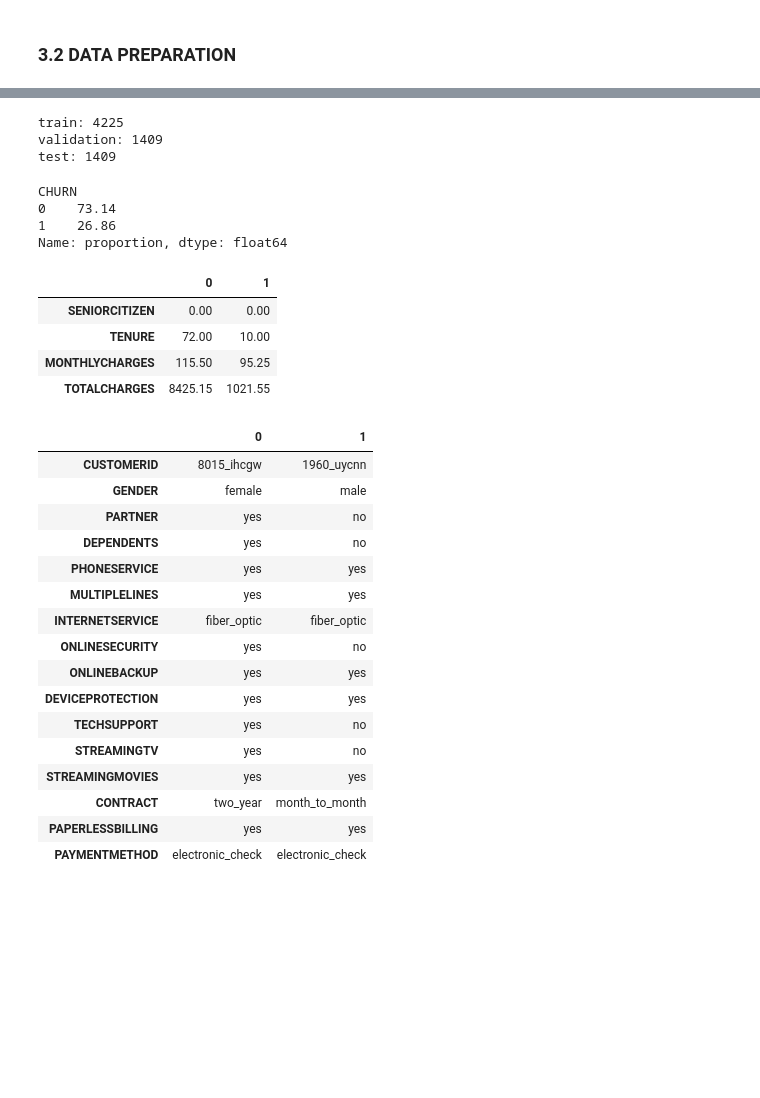
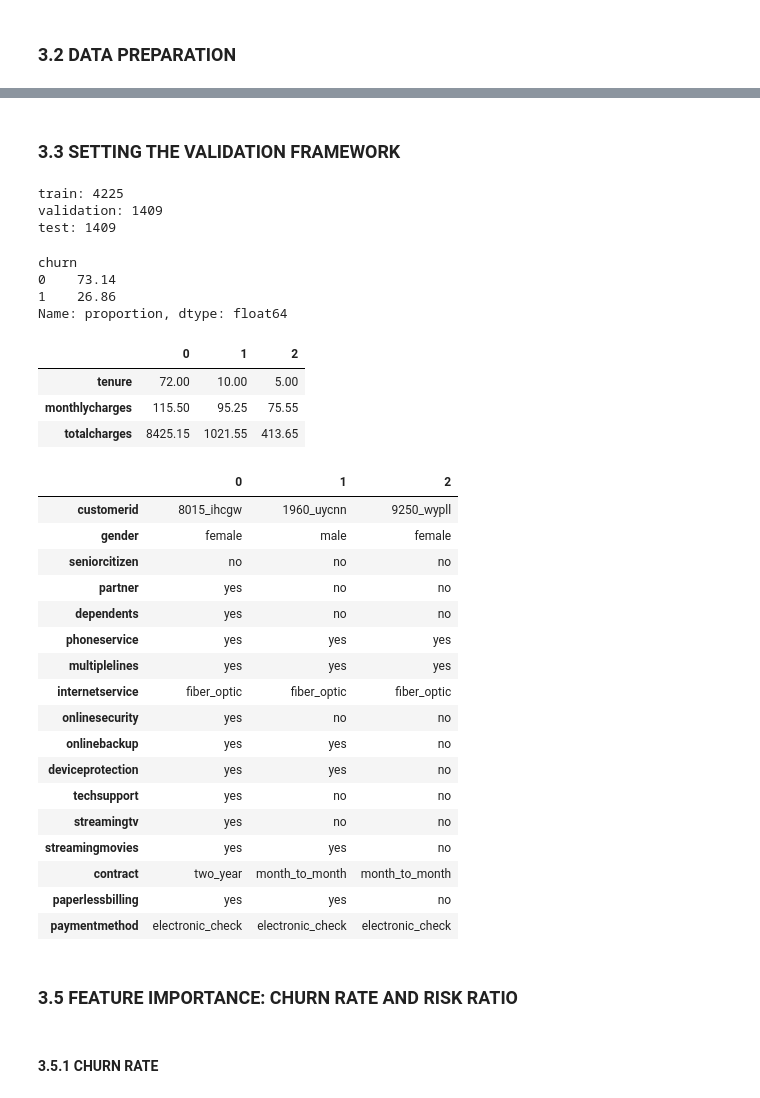
Before and after one commit to niltonPegass/ML_zoomcamp, a Jupyter notebook: ML_zoomcamp/03_classification/homework_classification.ipynb, the cells around one changed output, grey strips where cells are left out. Drawn from its saved outputs; the diff is of its cells as text; code cells hidden in the pictures; blank space fills up the shorter version.

```diff
--- a/ML_zoomcamp/03_classification/homework_classification.ipynb
+++ b/ML_zoomcamp/03_classification/homework_classification.ipynb
@@ -42,7 +42,7 @@ rows: 7043
 # %% [markdown]
 ### 3.2 DATA PREPARATION
 # %%
-df.columns = df.columns.str.upper().str.replace(' ', '_')
+df.columns = df.columns.str.lower().str.replace(' ', '_')
 string_list = list(df.dtypes[df.dtypes == 'str'].index)
 
 for col in string_list:
@@ -52,10 +52,11 @@ for col in string_list:
 # let fix it by replacing with 0 and then convert to numeric
 display(df[df.index == 488].T)
 
-df['TOTALCHARGES'] = pd.to_numeric(df['TOTALCHARGES'].replace('_', '0'), errors='coerce')
-df['MONTHLYCHARGES'] = pd.to_numeric(df['MONTHLYCHARGES'].replace('_', '0'), errors='coerce')
+df['totalcharges'] = pd.to_numeric(df['totalcharges'].replace('_', '0'), errors='coerce')
+df['monthlycharges'] = pd.to_numeric(df['monthlycharges'].replace('_', '0'), errors='coerce')
+df['seniorcitizen'] = df['seniorcitizen'].astype(int).replace(0, 'no').replace(1, 'yes').astype(str)
 
 #df['CHURN'] = df['CHURN'].map({'yes': 1, 'no': 0})
-df['CHURN'] = (df['CHURN'] == 'yes').astype(int)
+df['churn'] = (df['churn'] == 'yes').astype(int)
 # %% [output]
 |  | 488 |
@@ -78,3 +79,5 @@ df['CHURN'] = (df['CHURN'] == 'yes').astype(int)
+# %% [markdown]
+### 3.3 SETTING THE VALIDATION FRAMEWORK
 # %%
 # split the data into 80% train, 20% test, 20% of the train will be used as validation
 # 20% of 80% is 16% of the total data
@@ -86,13 +89,13 @@ df_train = df_train.reset_index(drop=True)
 df_val = df_val.reset_index(drop=True)
 df_test = df_test.reset_index(drop=True)
 
-y_train = df_train['CHURN']
-y_val = df_val['CHURN']
-y_test = df_test['CHURN']
+y_train = df_train['churn']
+y_val = df_val['churn']
+y_test = df_test['churn']
 
-X_train = df_train.drop(columns=['CHURN'])
-X_val = df_val.drop(columns=['CHURN'])
-X_test = df_test.drop(columns=['CHURN'])
+X_train = df_train.drop(columns=['churn'])
+X_val = df_val.drop(columns=['churn'])
+X_test = df_test.drop(columns=['churn'])
 
 print(f'train: {len(df_train)}\nvalidation: {len(df_val)}\ntest: {len(df_test)}')
 display((y_train.value_counts(normalize=True)*100).round(2))
@@ -100,36 +103,40 @@ display((y_train.value_counts(normalize=True)*100).round(2))
 train: 4225
 validation: 1409
 test: 1409
-CHURN
+churn
 0    73.14
 1    26.86
 Name: proportion, dtype: float64
 # %%
 categorical_columns = list(X_train.dtypes[X_train.dtypes == 'str'].index)
 numerical_columns = list(X_train.dtypes[X_train.dtypes != 'str'].index)
 
-display(X_train[numerical_columns].head(2).T)
-display(X_train[categorical_columns].head(2).T)
+display(X_train[numerical_columns].head(3).T)
+display(X_train[categorical_columns].head(3).T)
 # %% [output]
-|  | 0 | 1 |
-| SENIORCITIZEN | 0.00 | 0.00 |
-| TENURE | 72.00 | 10.00 |
-| MONTHLYCHARGES | 115.50 | 95.25 |
-| TOTALCHARGES | 8425.15 | 1021.55 |
+|  | 0 | 1 | 2 |
+| tenure | 72.00 | 10.00 | 5.00 |
+| monthlycharges | 115.50 | 95.25 | 75.55 |
+| totalcharges | 8425.15 | 1021.55 | 413.65 |
-|  | 0 | 1 |
-| CUSTOMERID | 8015_ihcgw | 1960_uycnn |
-| GENDER | female | male |
-| PARTNER | yes | no |
-| DEPENDENTS | yes | no |
-| PHONESERVICE | yes | yes |
-| MULTIPLELINES | yes | yes |
-| INTERNETSERVICE | fiber_optic | fiber_optic |
-| ONLINESECURITY | yes | no |
-| ONLINEBACKUP | yes | yes |
-| DEVICEPROTECTION | yes | yes |
-| TECHSUPPORT | yes | no |
-| STREAMINGTV | yes | no |
-| STREAMINGMOVIES | yes | yes |
-| CONTRACT | two_year | month_to_month |
-| PAPERLESSBILLING | yes | yes |
-| PAYMENTMETHOD | electronic_check | electronic_check |
+|  | 0 | 1 | 2 |
+| customerid | 8015_ihcgw | 1960_uycnn | 9250_wypll |
+| gender | female | male | female |
+| seniorcitizen | no | no | no |
+| partner | yes | no | no |
+| dependents | yes | no | no |
+| phoneservice | yes | yes | yes |
+| multiplelines | yes | yes | yes |
+| internetservice | fiber_optic | fiber_optic | fiber_optic |
+| onlinesecurity | yes | no | no |
+| onlinebackup | yes | yes | no |
+| deviceprotection | yes | yes | no |
+| techsupport | yes | no | no |
+| streamingtv | yes | no | no |
+| streamingmovies | yes | yes | no |
+| contract | two_year | month_to_month | month_to_month |
+| paperlessbilling | yes | yes | no |
+| paymentmethod | electronic_check | electronic_check | electronic_check |
+# %% [markdown]
+### 3.5 FEATURE IMPORTANCE: CHURN RATE AND RISK RATIO
+# %% [markdown]
+#### 3.5.1 CHURN RATE
```
Also changed, not shown: parts of 10 cells of this notebook.
